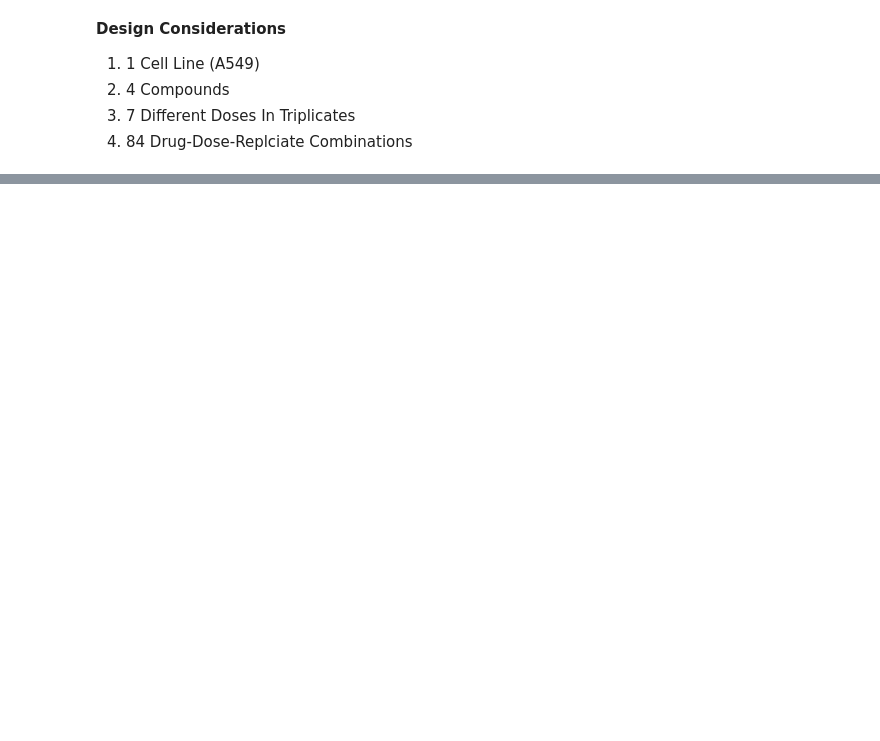
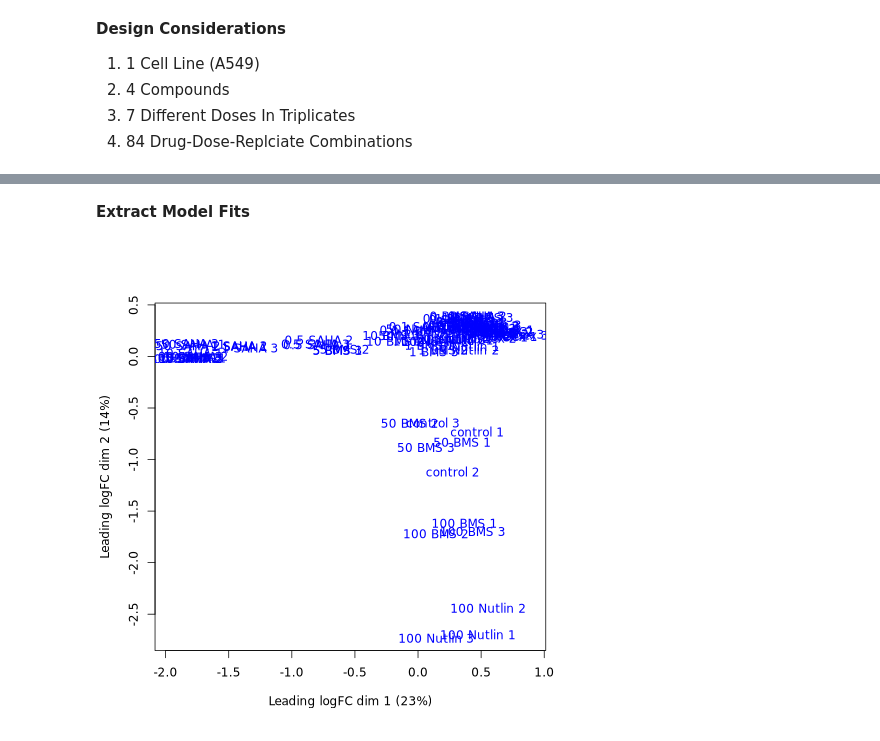
Before and after one commit to alexjimenez99/sc-RNAseq-embryos, a Jupyter notebook: DGE_scRNA.ipynb, the cells around one changed output, grey strips where cells are left out. Drawn from its saved outputs; the diff is of its cells as text; code cells hidden in the pictures; blank space fills up the shorter version.

```diff
--- a/DGE_scRNA.ipynb
+++ b/DGE_scRNA.ipynb
@@ -205,0 +229,37 @@ sc.pp.highly_variable_genes(adata_hvg)
+# %%
+%%R
+fit_model <- function(adata_){
+    # create an edgeR object with counts and grouping factor
+    y <- DGEList(assay(adata_, "X"), group = colData(adata_)$condition)
+    # filter out genes with low counts
+    print("Dimensions before subsetting:")
+    print(dim(y))
+    print("")
+    keep <- filterByExpr(y)
+    y <- y[keep, , keep.lib.sizes=FALSE]
+    print("Dimensions after subsetting:")
+    print(dim(y))
+    print("")
+    # normalize
+    y         <- calcNormFactors(y)
+    # create a vector that is a concatenation of condition and cell type that we will later use with contrasts
+    group     <- paste0(colData(adata_)$condition)
+    # replicate <- rownames(colData(adata_))
+
+    # print(colData(adata_))
+    replicate <- colData(adata_)$replicate
+
+    # create a design matrix: here we have multiple donors so also consider that in the design matrix
+    design <- model.matrix(~ 0 + group + replicate)
+
+    # estimate dispersion
+    y <- estimateDisp(y, design = design)
+
+    # fit the model
+    fit <- glmQLFit(y, design)
+    return(list("fit"=fit, "design"=design, "y"=y))
+}
+# %%
+%%time
+%%R -i adata_pb
+outs <-fit_model(adata_pb)
@@ -205,0 +275,11 @@ sc.pp.highly_variable_genes(adata_hvg)
+# %% [markdown]
+**Extract Model Fits**
+# %%
+%%R
+fit <- outs$fit
+y <- outs$y
+# %%
+%%R
+plotMDS(y, col=ifelse(y$samples$group == "stim", "red", "blue"))
+# %% [output]
+[figure, added]
```
Also changed, not shown: parts of 25 cells of this notebook.
